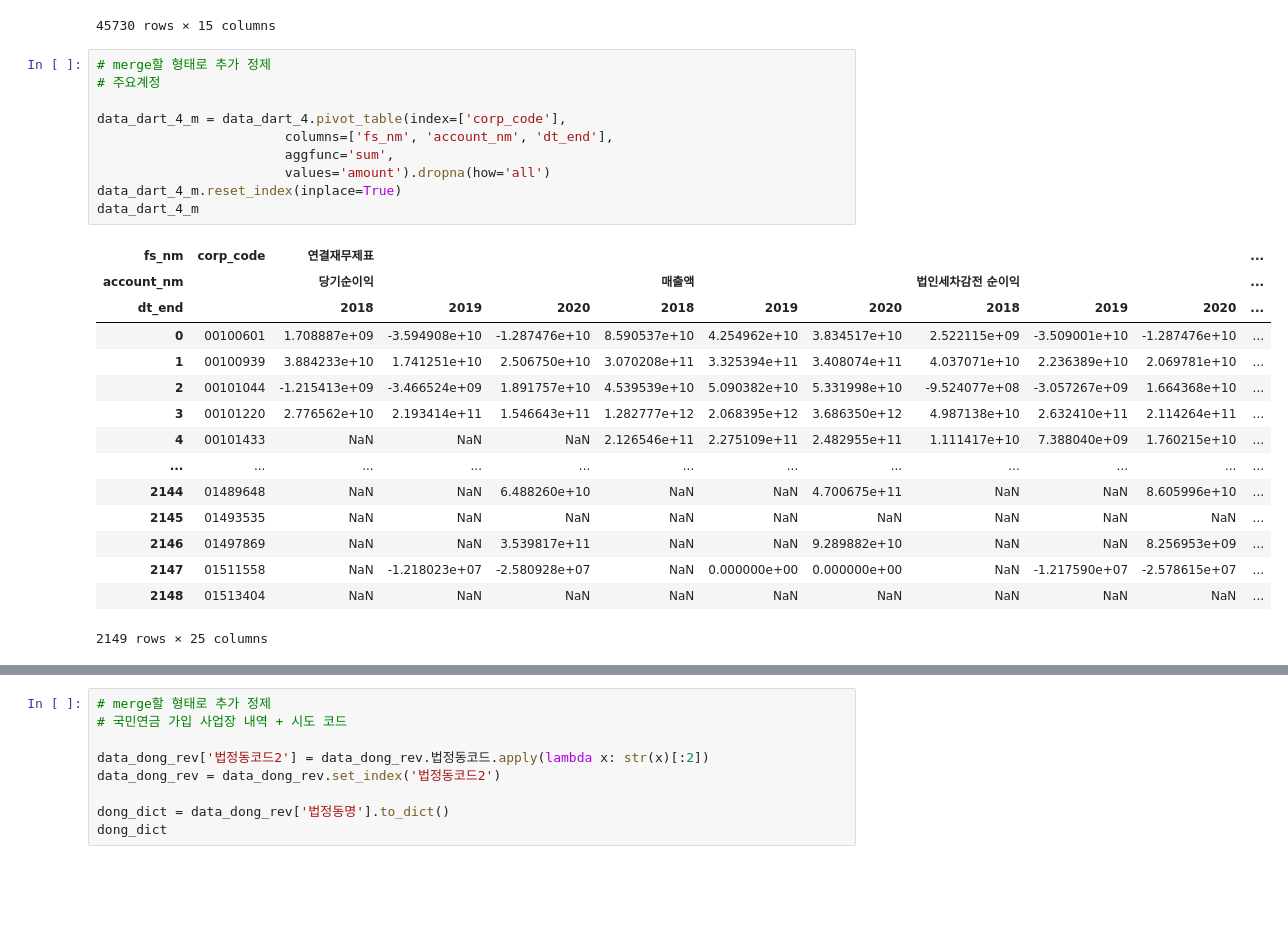
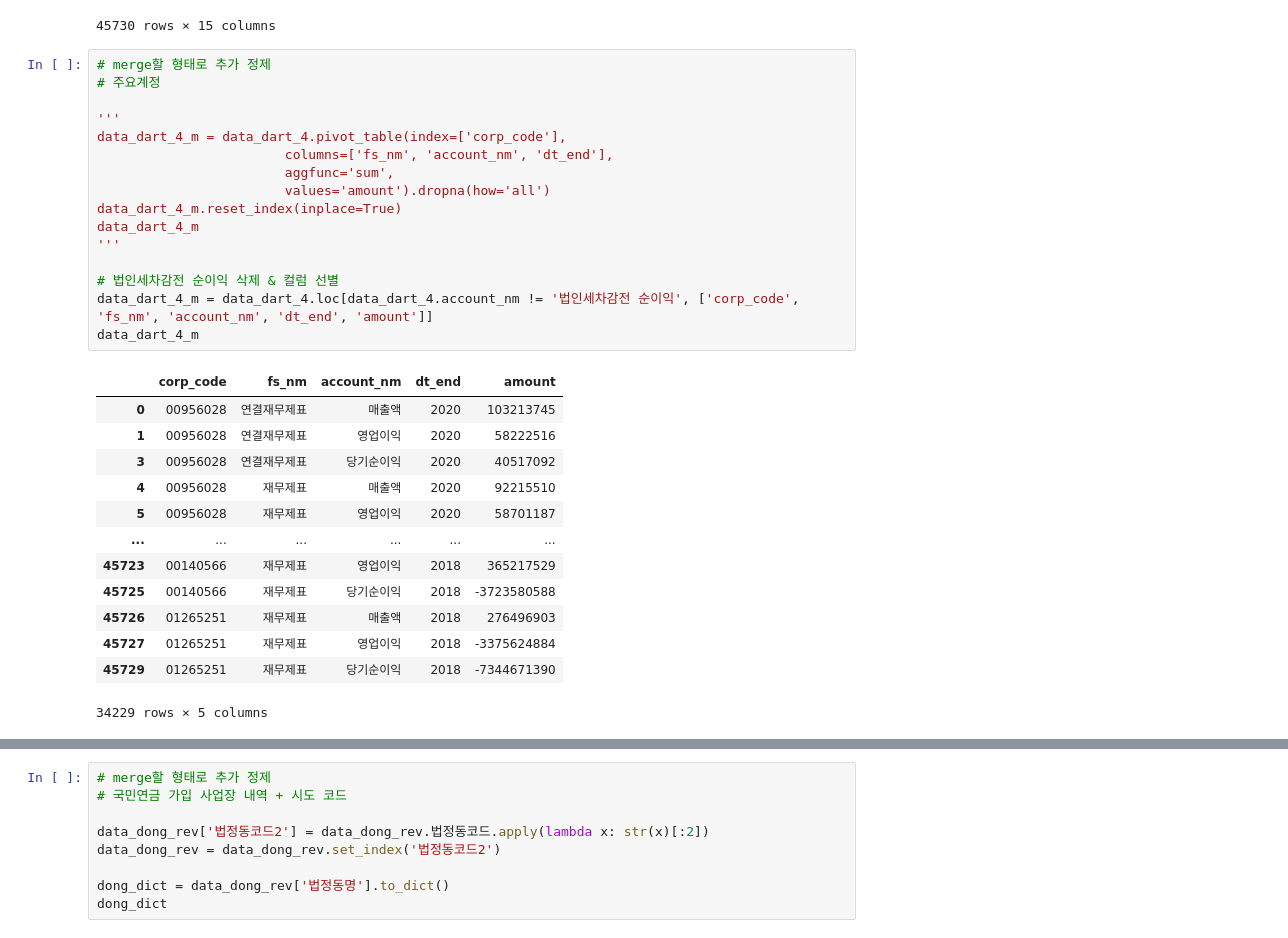
Before and after one commit to DongukKim95/data-science, a Jupyter notebook: 2022 구직자를_위한_기업_트랜드_시각화(DACON)/Data_Merge_Preprocess.ipynb, the cells around one changed output, grey strips where cells are left out. Saved outputs shown, nothing was run; the diff lists cells and outputs as text; blank space fills up the shorter version.

Commit message:
dart merge 코드 일부 수정 & 통합 파일 재생성
dart 손익계산서 데이터 구조 변경 -> data.xlsx 파일 수정

```diff
--- a/2022 구직자를_위한_기업_트랜드_시각화(DACON)/Data_Merge_Preprocess.ipynb
+++ b/2022 구직자를_위한_기업_트랜드_시각화(DACON)/Data_Merge_Preprocess.ipynb
@@ -285,26 +285,30 @@ data_dart_4
 # %%
 # merge할 형태로 추가 정제
 # 주요계정
 
+'''
 data_dart_4_m = data_dart_4.pivot_table(index=['corp_code'],
                         columns=['fs_nm', 'account_nm', 'dt_end'],
                         aggfunc='sum',
                         values='amount').dropna(how='all')
 data_dart_4_m.reset_index(inplace=True)
 data_dart_4_m
+'''
+
+# 법인세차감전 순이익 삭제 & 컬럼 선별
+data_dart_4_m = data_dart_4.loc[data_dart_4.account_nm != '법인세차감전 순이익', ['corp_code', 'fs_nm', 'account_nm', 'dt_end', 'amount']]
+data_dart_4_m
 # %% [output]
-| fs_nm | corp_code | 연결재무제표 |  |  |  |  |  |  |  |  | ... |
-| account_nm |  | 당기순이익 |  |  | 매출액 |  |  | 법인세차감전 순이익 |  |  | ... |
-| dt_end |  | 2018 | 2019 | 2020 | 2018 | 2019 | 2020 | 2018 | 2019 | 2020 | ... |
-| 0 | 00100601 | 1.708887e+09 | -3.594908e+10 | -1.287476e+10 | 8.590537e+10 | 4.254962e+10 | 3.834517e+10 | 2.522115e+09 | -3.509001e+10 | -1.287476e+10 | ... |
-| 1 | 00100939 | 3.884233e+10 | 1.741251e+10 | 2.506750e+10 | 3.070208e+11 | 3.325394e+11 | 3.408074e+11 | 4.037071e+10 | 2.236389e+10 | 2.069781e+10 | ... |
-| 2 | 00101044 | -1.215413e+09 | -3.466524e+09 | 1.891757e+10 | 4.539539e+10 | 5.090382e+10 | 5.331998e+10 | -9.524077e+08 | -3.057267e+09 | 1.664368e+10 | ... |
-| 3 | 00101220 | 2.776562e+10 | 2.193414e+11 | 1.546643e+11 | 1.282777e+12 | 2.068395e+12 | 3.686350e+12 | 4.987138e+10 | 2.632410e+11 | 2.114264e+11 | ... |
-| 4 | 00101433 | NaN | NaN | NaN | 2.126546e+11 | 2.275109e+11 | 2.482955e+11 | 1.111417e+10 | 7.388040e+09 | 1.760215e+10 | ... |
-| ... | ... | ... | ... | ... | ... | ... | ... | ... | ... | ... | ... |
-| 2144 | 01489648 | NaN | NaN | 6.488260e+10 | NaN | NaN | 4.700675e+11 | NaN | NaN | 8.605996e+10 | ... |
-| 2145 | 01493535 | NaN | NaN | NaN | NaN | NaN | NaN | NaN | NaN | NaN | ... |
-| 2146 | 01497869 | NaN | NaN | 3.539817e+11 | NaN | NaN | 9.289882e+10 | NaN | NaN | 8.256953e+09 | ... |
-| 2147 | 01511558 | NaN | -1.218023e+07 | -2.580928e+07 | NaN | 0.000000e+00 | 0.000000e+00 | NaN | -1.217590e+07 | -2.578615e+07 | ... |
-| 2148 | 01513404 | NaN | NaN | NaN | NaN | NaN | NaN | NaN | NaN | NaN | ... |
+|  | corp_code | fs_nm | account_nm | dt_end | amount |
+| 0 | 00956028 | 연결재무제표 | 매출액 | 2020 | 103213745 |
+| 1 | 00956028 | 연결재무제표 | 영업이익 | 2020 | 58222516 |
+| 3 | 00956028 | 연결재무제표 | 당기순이익 | 2020 | 40517092 |
+| 4 | 00956028 | 재무제표 | 매출액 | 2020 | 92215510 |
+| 5 | 00956028 | 재무제표 | 영업이익 | 2020 | 58701187 |
+| ... | ... | ... | ... | ... | ... |
+| 45723 | 00140566 | 재무제표 | 영업이익 | 2018 | 365217529 |
+| 45725 | 00140566 | 재무제표 | 당기순이익 | 2018 | -3723580588 |
+| 45726 | 01265251 | 재무제표 | 매출액 | 2018 | 276496903 |
+| 45727 | 01265251 | 재무제표 | 영업이익 | 2018 | -3375624884 |
+| 45729 | 01265251 | 재무제표 | 당기순이익 | 2018 | -7344671390 |
-2149 rows × 25 columns
+34229 rows × 5 columns
```
Also changed, not shown: parts of 12 cells of this notebook.
